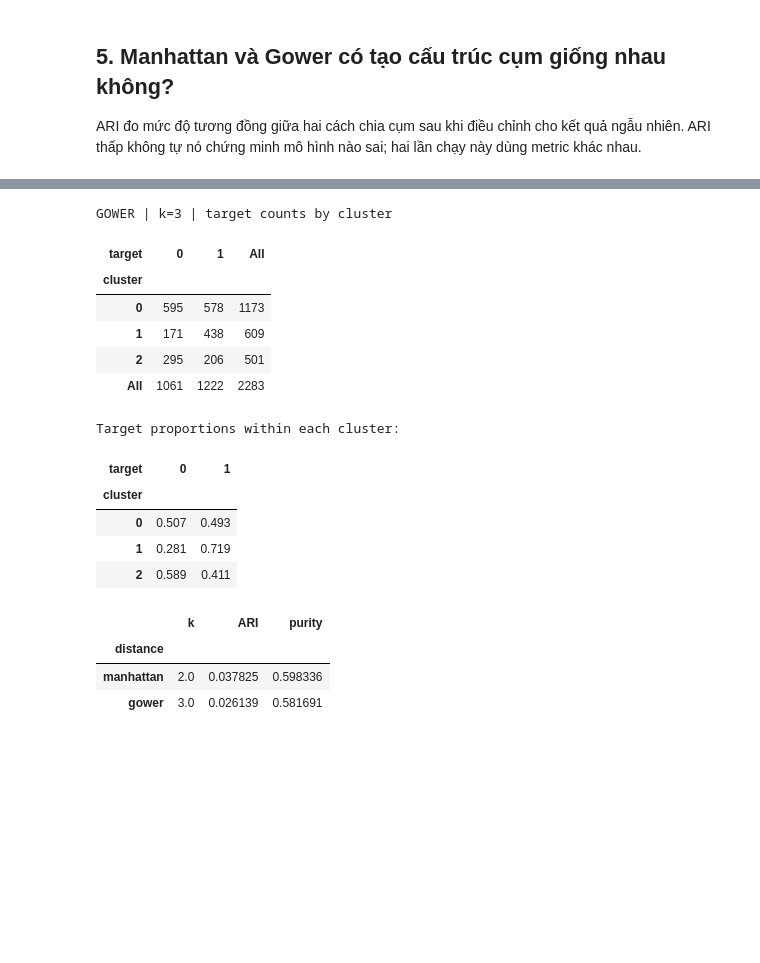
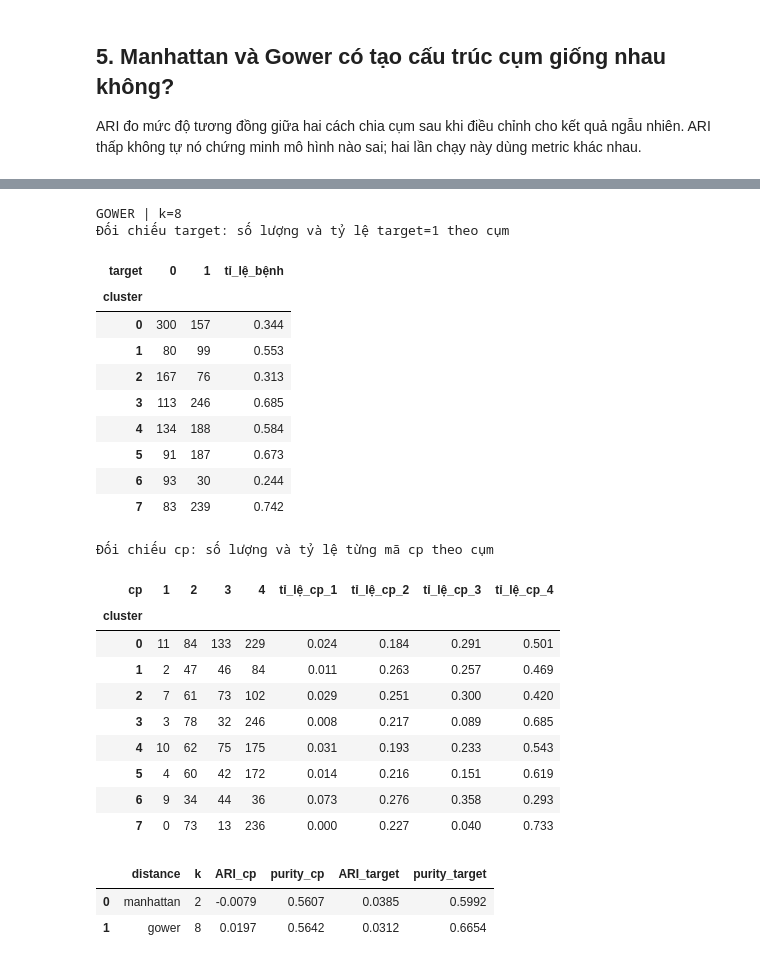
Before and after one commit to HaVuHongPhuc/Clustering_of_patients_with_heart_disease_KMedoids, a Jupyter notebook: notebooks/02_experiment_analysis.ipynb, the cells around one changed output, grey strips where cells are left out. Saved outputs shown, nothing was run; the diff lists cells and outputs as text; code cells hidden in the pictures; blank space fills up the shorter version.

```diff
--- a/notebooks/02_experiment_analysis.ipynb
+++ b/notebooks/02_experiment_analysis.ipynb
@@ -186,14 +224,14 @@ Thống kê dùng giá trị gốc đã tiền xử lý trong `heart_dedup.csv`,
 profiles = {}
 categorical_shares = {}
 for distance, (best_k, cluster_labels) in best_labels.items():
-    profiles[distance] = cluster_profile(patients, cluster_labels)
+    profiles[distance] = evaluator.cluster_profile(patients[FEATURE_COLS], cluster_labels)
     print(f"\n{distance.upper()} | k={best_k} | numeric and binary profile")
     display(profiles[distance])
 
-    tmp = patients[CATEGORICAL_COLS].copy()
+    tmp = patients[CLUSTER_CATEGORICAL_COLS].copy()
     tmp["cluster"] = cluster_labels
     categorical_shares[distance] = {}
-    for col in CATEGORICAL_COLS:
+    for col in CLUSTER_CATEGORICAL_COLS:
         shares = pd.crosstab(tmp["cluster"], tmp[col], normalize="index").round(3)
         categorical_shares[distance][col] = shares
         print(f"\n{distance.upper()} | {col} proportions within cluster")
@@ -237,16 +281,23 @@ Bảng chéo, ARI và purity là đánh giá hậu nghiệm; `target` không tha
 # %%
-posthoc_results = {}
+def reference_scores(cluster_labels):
+    scores = {}
+    for column in reference_cols:
+        result = evaluator.posthoc_check(cluster_labels, reference[column])
+        scores.update({f"ARI_{column}": result["ARI"], f"purity_{column}": result["purity"]})
+    return scores
+
+
+def show_reference_tables(cluster_labels):
+    print("Đối chiếu target: số lượng và tỷ lệ target=1 theo cụm")
+    display(evaluator.target_crosstab(cluster_labels, reference[TARGET_COL]).round(3))
+    print("Đối chiếu cp: số lượng và tỷ lệ từng mã cp theo cụm")
+    display(evaluator.cp_crosstab(cluster_labels, reference["cp"]))
+
+
+posthoc_rows = []
 for distance, (best_k, cluster_labels) in best_labels.items():
-    check = posthoc_target_check(cluster_labels, target)
-    posthoc_results[distance] = {"k": best_k, **check}
-    counts = pd.crosstab(pd.Series(cluster_labels, name="cluster"),
-                         target.rename(TARGET_COL), margins=True)
-    shares = pd.crosstab(pd.Series(cluster_labels, name="cluster"),
-                         target.rename(TARGET_COL), normalize="index")
-    print(f"\n{distance.upper()} | k={best_k} | target counts by cluster")
-    display(counts)
-    print("Target proportions within each cluster:")
-    display(shares.round(3))
-
-display(pd.DataFrame(posthoc_results).T.rename_axis("distance"))
+    print(f"{distance.upper()} | k={best_k}")
+    show_reference_tables(cluster_labels)
+    posthoc_rows.append({"distance": distance, "k": best_k, **reference_scores(cluster_labels)})
+display(pd.DataFrame(posthoc_rows).round(4))
 # %% [output]
@@ -264,20 +315,29 @@ Target proportions within each cluster:
-GOWER | k=3 | target counts by cluster
+GOWER | k=8
+Đối chiếu target: số lượng và tỷ lệ target=1 theo cụm
-| target | 0 | 1 | All |
+| target | 0 | 1 | tỉ_lệ_bệnh |
 | cluster |  |  |  |
-| 0 | 595 | 578 | 1173 |
-| 1 | 171 | 438 | 609 |
-| 2 | 295 | 206 | 501 |
-| All | 1061 | 1222 | 2283 |
+| 0 | 300 | 157 | 0.344 |
+| 1 | 80 | 99 | 0.553 |
+| 2 | 167 | 76 | 0.313 |
+| 3 | 113 | 246 | 0.685 |
+| 4 | 134 | 188 | 0.584 |
+| 5 | 91 | 187 | 0.673 |
+| 6 | 93 | 30 | 0.244 |
+| 7 | 83 | 239 | 0.742 |
-Target proportions within each cluster:
+Đối chiếu cp: số lượng và tỷ lệ từng mã cp theo cụm
-| target | 0 | 1 |
-| cluster |  |  |
-| 0 | 0.507 | 0.493 |
-| 1 | 0.281 | 0.719 |
-| 2 | 0.589 | 0.411 |
+| cp | 1 | 2 | 3 | 4 | tỉ_lệ_cp_1 | tỉ_lệ_cp_2 | tỉ_lệ_cp_3 | tỉ_lệ_cp_4 |
+| cluster |  |  |  |  |  |  |  |  |
+| 0 | 11 | 84 | 133 | 229 | 0.024 | 0.184 | 0.291 | 0.501 |
+| 1 | 2 | 47 | 46 | 84 | 0.011 | 0.263 | 0.257 | 0.469 |
+| 2 | 7 | 61 | 73 | 102 | 0.029 | 0.251 | 0.300 | 0.420 |
+| 3 | 3 | 78 | 32 | 246 | 0.008 | 0.217 | 0.089 | 0.685 |
+| 4 | 10 | 62 | 75 | 175 | 0.031 | 0.193 | 0.233 | 0.543 |
+| 5 | 4 | 60 | 42 | 172 | 0.014 | 0.216 | 0.151 | 0.619 |
+| 6 | 9 | 34 | 44 | 36 | 0.073 | 0.276 | 0.358 | 0.293 |
+| 7 | 0 | 73 | 13 | 236 | 0.000 | 0.227 | 0.040 | 0.733 |
-|  | k | ARI | purity |
-| distance |  |  |  |
-| manhattan | 2.0 | 0.037825 | 0.598336 |
-| gower | 3.0 | 0.026139 | 0.581691 |
+|  | distance | k | ARI_cp | purity_cp | ARI_target | purity_target |
+| 0 | manhattan | 2 | -0.0079 | 0.5607 | 0.0385 | 0.5992 |
+| 1 | gower | 8 | 0.0197 | 0.5642 | 0.0312 | 0.6654 |
 # %% [markdown]
 ## 8. Xem các medoid
 
```
Also changed, not shown: parts of 27 cells of this notebook, 11 other files.
